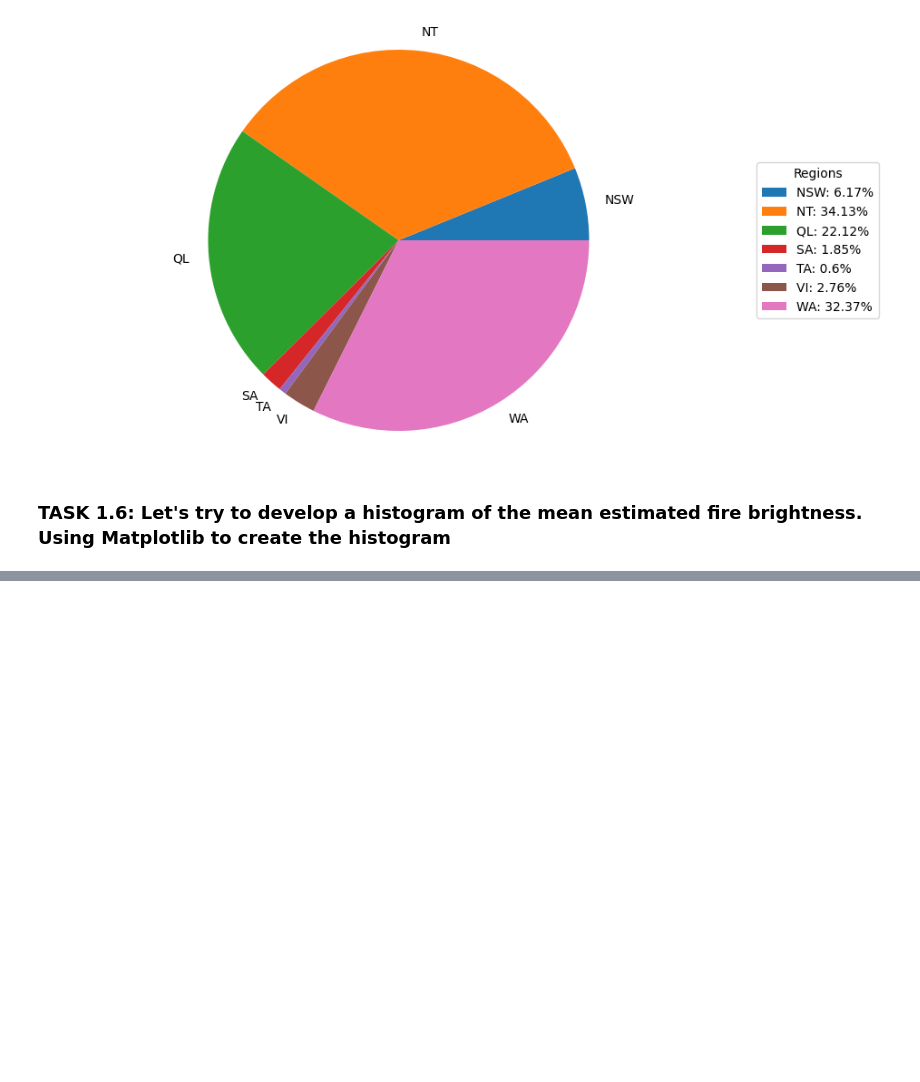
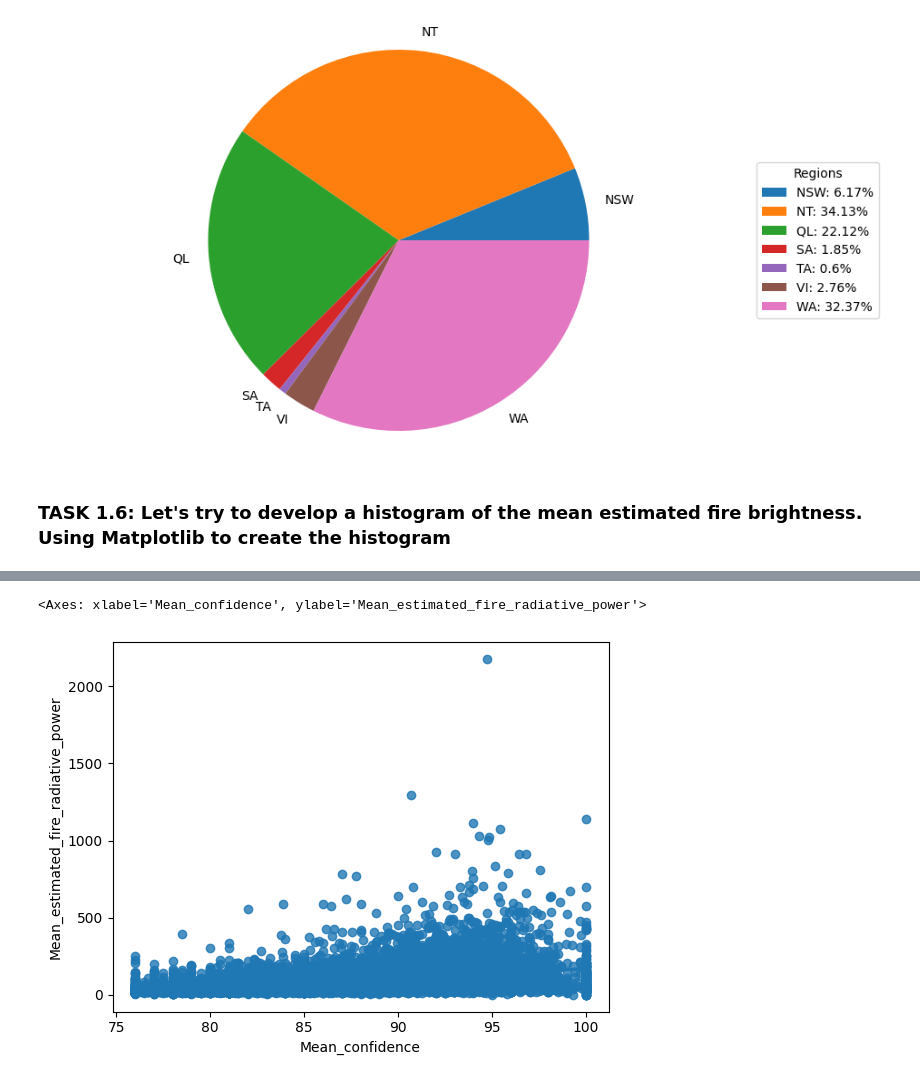
Before and after one commit to jbigishiro/Analyzing-Wildfire-Activities-in-Australia-Part-1, a Jupyter notebook: main.ipynb, the cells around one changed output, grey strips where cells are left out. Drawn from its saved outputs; the diff is of its cells as text; code cells hidden in the pictures; blank space fills up the shorter version.

```diff
--- a/main.ipynb
+++ b/main.ipynb
@@ -171,0 +195,5 @@ plt.show()
+# %%
+sns.regplot(data=df4, y="Mean_estimated_fire_radiative_power", x="Mean_confidence")
+# %% [output]
+<Axes: xlabel='Mean_confidence', ylabel='Mean_estimated_fire_radiative_power'>
+[figure, added]
```
Also changed, not shown: parts of 12 cells of this notebook.
